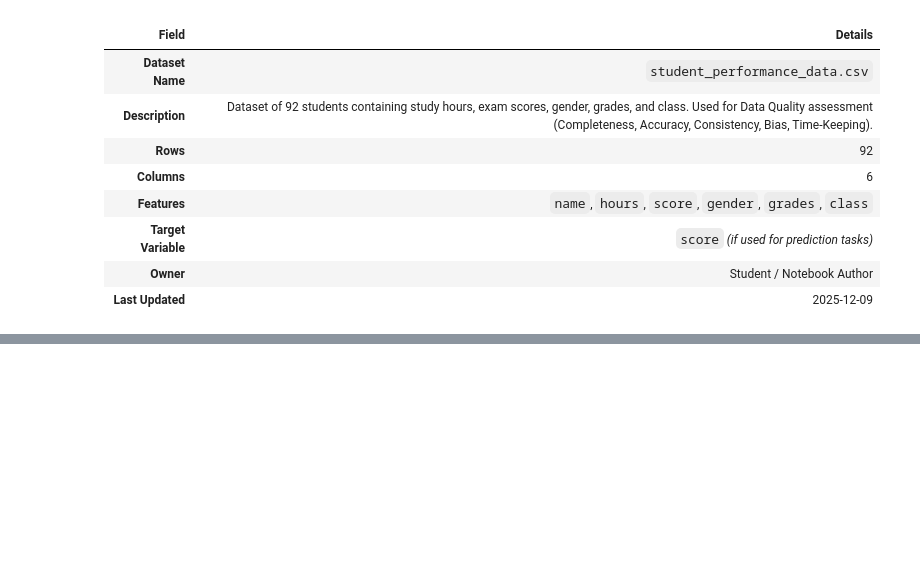
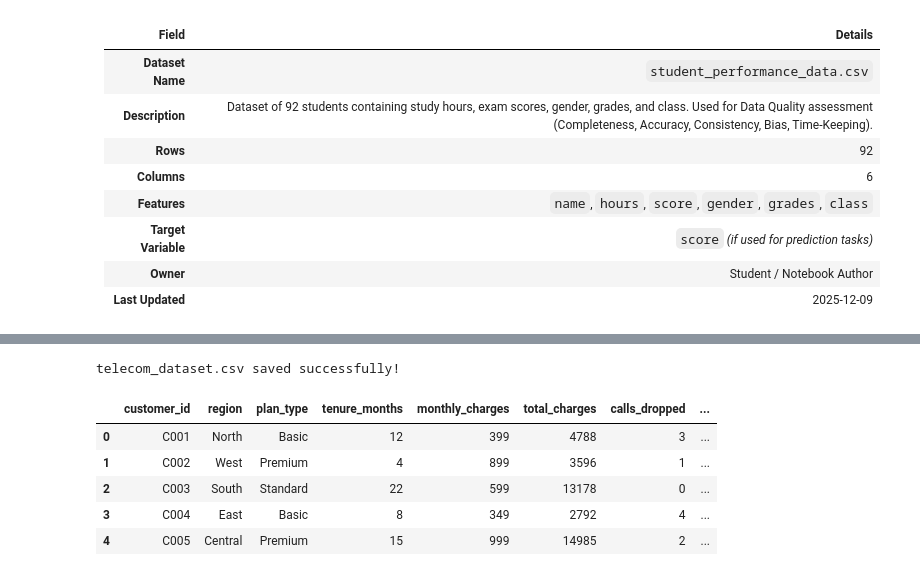
Before and after one commit to shravani123B/MLclass, a Jupyter notebook: 32.ipynb, the cells around one changed output, grey strips where cells are left out. Cells and saved outputs as stored; diff of their text form; code cells hidden in the pictures; blank space fills up the shorter version.

```diff
--- a/32.ipynb
+++ b/32.ipynb
@@ -171,0 +201,32 @@ Name: proportion, dtype: float64
+# %%
+import pandas as pd
+
+data = """customer_id,region,plan_type,tenure_months,monthly_charges,total_charges,calls_dropped,support_calls,is_prepaid,complaints_last_30_days,call_drop_ratio,is_ported_out_last_year,days_since_last_recharge,last_call_time,first_recharge_date,churn
+C001,North,Basic,12,399,4788,3,1,Yes,1,0.08,No,12,2025-01-18 21:15:42,2024-12-20,No
+C002,West,Premium,4,899,3596,1,0,No,2,0.15,Yes,25,2025-01-17 18:22:30,2025-01-02,Yes
+C003,South,Standard,22,599,13178,0,2,No,0,0.05,No,40,2025-01-16 20:10:45,2024-11-25,No
+C004,East,Basic,8,349,2792,4,3,Yes,4,0.22,No,60,2025-01-15 09:12:15,2024-12-10,Yes
+C005,Central,Premium,15,999,14985,2,1,No,3,0.10,Yes,30,2025-01-14 11:45:22,2024-12-30,No
+C006,North,Standard,6,549,3294,0,0,Yes,1,0.07,No,5,2025-01-18 06:33:55,2025-01-12,No
+C007,West,Basic,3,299,897,5,4,Yes,5,0.25,Yes,75,2025-01-13 08:18:20,2024-11-01,Yes
+C008,South,Premium,18,899,16182,1,1,No,1,0.11,No,45,2025-01-19 10:11:59,2024-12-10,No
+C009,East,Standard,27,649,17523,0,2,No,0,0.05,No,15,2025-01-17 23:09:31,2025-01-01,No
+C010,Central,Basic,11,399,4389,3,1,Yes,2,0.14,No,20,2025-01-18 17:45:50,2024-12-25,Yes
+"""
+
+# Write to local file in Colab runtime
+with open("telecom_dataset.csv", "w") as f:
+    f.write(data)
+
+print("telecom_dataset.csv saved successfully!")
+
+df = pd.read_csv("telecom_dataset.csv", parse_dates=['last_call_time','first_recharge_date'])
+df.head()
+# %% [output]
+telecom_dataset.csv saved successfully!
+|  | customer_id | region | plan_type | tenure_months | monthly_charges | total_charges | calls_dropped | ... |
+| 0 | C001 | North | Basic | 12 | 399 | 4788 | 3 | ... |
+| 1 | C002 | West | Premium | 4 | 899 | 3596 | 1 | ... |
+| 2 | C003 | South | Standard | 22 | 599 | 13178 | 0 | ... |
+| 3 | C004 | East | Basic | 8 | 349 | 2792 | 4 | ... |
+| 4 | C005 | Central | Premium | 15 | 999 | 14985 | 2 | ... |
```
Also changed, not shown: parts of 13 cells of this notebook, 2 other files.
